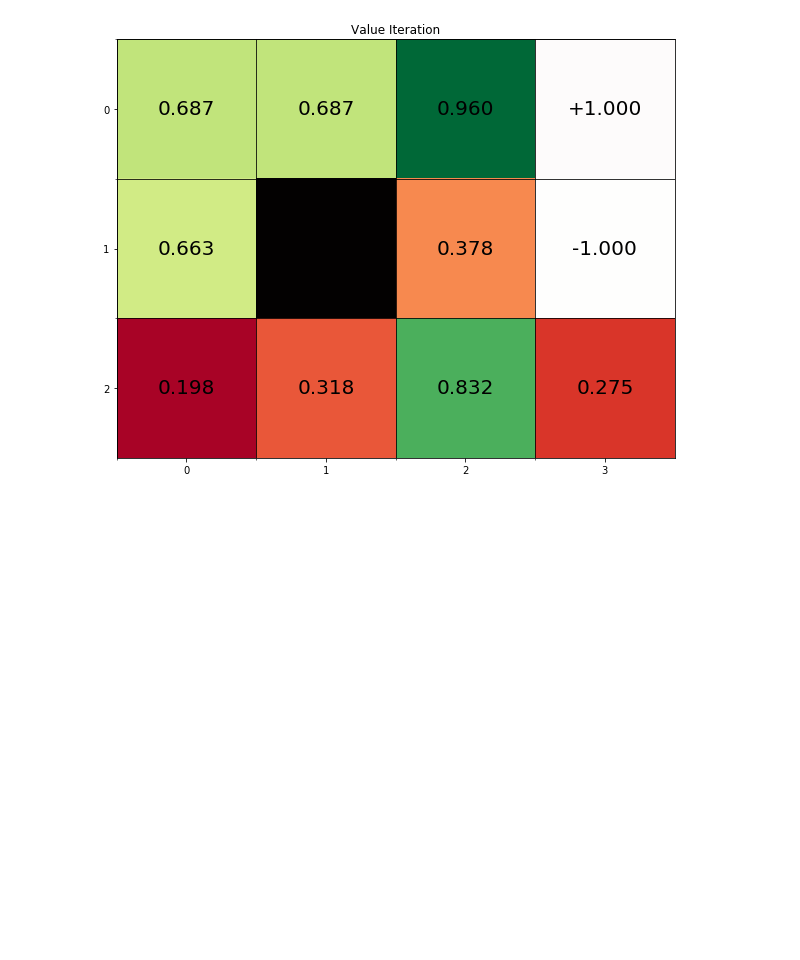
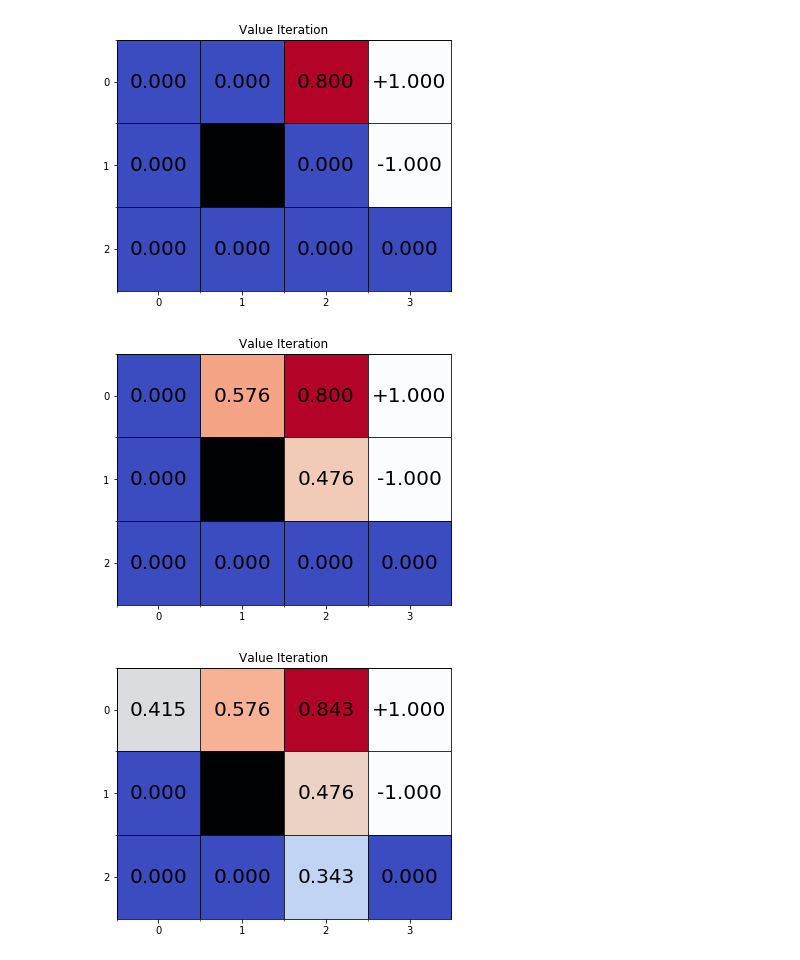
Before and after one commit to kongsgard/ml-playground, a Jupyter notebook: Value Iteration.ipynb, the cells around one changed output. Cells and saved outputs as stored; diff of their text form; code cells hidden in the pictures; blank space fills up the shorter version.

Commit message:
Add 2D value iteration algorithm

```diff
--- a/Value Iteration.ipynb
+++ b/Value Iteration.ipynb
@@ -30,10 +30,10 @@ def add_annotations(ax, values, obstacles, rewards):
 
 def plot_values(ax, values, obstacles, rewards):
     indices = np.where(obstacles == 0)
-    ax.imshow(values, cmap='RdYlGn')
+    ax.imshow(values, cmap='coolwarm')
 
 def plot_obstacles(ax, obstacles):
-    cmap_white_black = matplotlib.colors.LinearSegmentedColormap.from_list('custom_white_black',['white','black'],256)
+    cmap_white_black = matplotlib.colors.LinearSegmentedColormap.from_list('custom_white_black', ['white','black'], 256)
     cmap_white_black._init()
     alphas = np.linspace(0, 1, cmap_white_black.N+3)
     cmap_white_black._lut[:,-1] = alphas
@@ -41,17 +41,15 @@ def plot_obstacles(ax, obstacles):
     ax.imshow(obstacles, cmap=cmap_white_black)
 
 def plot_rewards(ax, rewards):
-    cmap_black_white = matplotlib.colors.LinearSegmentedColormap.from_list('custom_black_white',['black','white'],256)
+    cmap_black_white = matplotlib.colors.LinearSegmentedColormap.from_list('custom_black_white', ['black','white'], 256)
     cmap_black_white._init()
     alphas = np.linspace(0, 1, cmap_black_white.N+3)
     cmap_black_white._lut[:,-1] = alphas
 
     ax.imshow(np.abs(rewards), cmap=cmap_black_white)
 
-
-
 def plot_grid(x_max, y_max, obstacles, rewards, values):
-    fig, ax = plt.subplots(1, 1, figsize=(10,8))
+    fig, ax = plt.subplots(1, 1, figsize=(6,6))
     ax.set_title("Value Iteration")
     add_gridticks(ax, x_max, y_max)
 
@@ -72,8 +70,54 @@ rewards = np.zeros([y_max, x_max])
 rewards[0, 3] = 1
 rewards[1, 3] = -1
 
-values = np.random.rand(y_max, x_max)
-
-plot_grid(x_max, y_max, obstacles, rewards, values)
+values = np.zeros([y_max, x_max])
-# %% [output]
-[figure, removed]
+# %%
+sigma = 0.01
+discount_factor = 0.9
+transitions = [0.1, 0.8, 0.1]
+
+def look_ahead(values, rewards, obstacles):
+    values_pad = np.pad(values, 1, 'constant') # values with zero_padding
+    rewards_pad = np.pad(rewards, 1, 'constant') # rewards with zero_padding
+
+    Q = np.zeros([4, 3, 4])
+
+    down_look_ahead = rewards_pad[2:, 1:-1] + discount_factor * values_pad[2, 1:-1]
+    up_look_ahead = rewards_pad[:-2, 1:-1] + discount_factor * values_pad[:-2, 1:-1]
+    right_look_ahead = rewards_pad[1:-1, 2:] + discount_factor * values_pad[1:-1, 2:]
+    left_look_ahead = rewards_pad[1:-1, :-2] + discount_factor * values_pad[1:-1, :-2]
+
+    # DOWN
+    Q[0, :, :] = transitions[0] * right_look_ahead + transitions[1] * down_look_ahead + transitions[2] * left_look_ahead
+
+    # UP
+    Q[1, :, :] = transitions[0] * left_look_ahead + transitions[1] * up_look_ahead + transitions[2] * right_look_ahead
+
+    # RIGHT
+    Q[2, :, :] = transitions[0] * up_look_ahead + transitions[1] * right_look_ahead + transitions[2] * down_look_ahead
+
+    # LEFT
+    Q[3, :, :] = transitions[0] * down_look_ahead + transitions[1] * left_look_ahead + transitions[2] * up_look_ahead
+
+    values = np.max(Q, axis=0)
+    values[rewards != 0] = 0
+    values[obstacles != 0] = 0
+
+    return values
+
+def value_iteration(values):
+    while True:
+        values_new = look_ahead(values, rewards, obstacles)
+
+        delta = np.max(values_new - values)
+        if delta < sigma:
+            break
+
+        values = values_new
+        plot_grid(x_max, y_max, obstacles, rewards, values)
+
+value_iteration(values)
+# %% [output]
+[figure, added]
+[figure, added]
+[figure, added]
```
Also changed, not shown: parts of 2 cells of this notebook.
